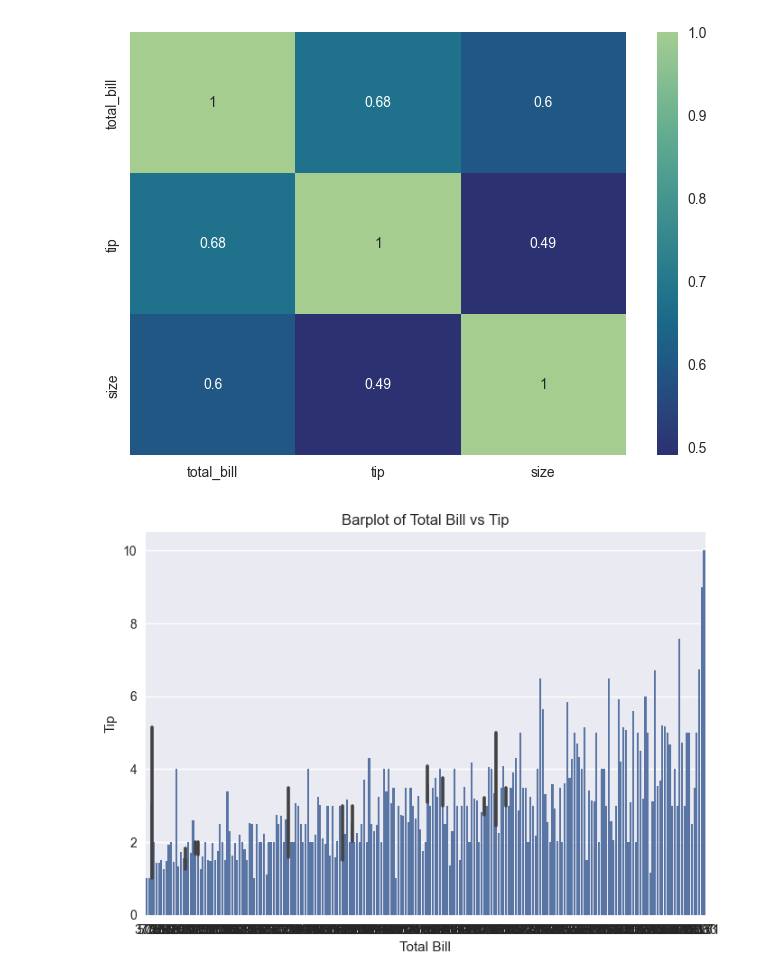
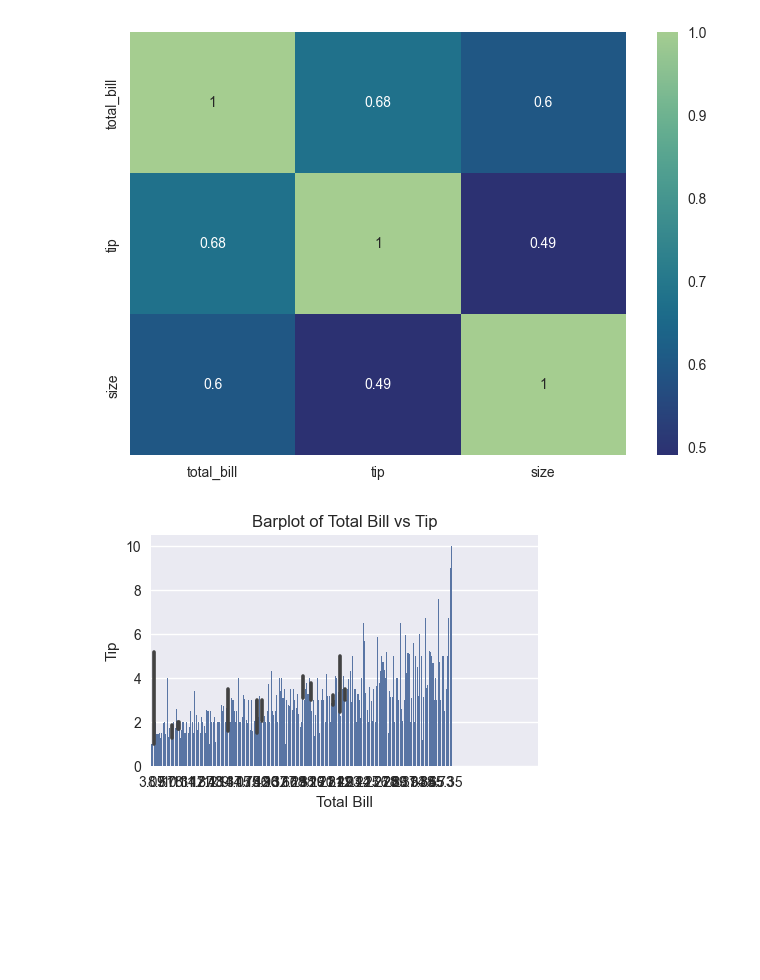
Before and after one commit to marynalysenko/goit_da_6, a Jupyter notebook: module_4_python/lesson_5_3_tips.ipynb, the cells around one changed output. Saved outputs shown, nothing was run; the diff lists cells and outputs as text; code cells hidden in the pictures; blank space fills up the shorter version.

```diff
--- a/module_4_python/lesson_5_3_tips.ipynb
+++ b/module_4_python/lesson_5_3_tips.ipynb
@@ -154,19 +154,21 @@ sns.heatmap(df.corr(), cmap="crest_r", annot=True)
 <Axes: >
 [figure]
 # %%
+plt.figure(figsize=(5, 3))  # figsize - розмір фігури
+
 sns.barplot(
     x="total_bill",
     y="tip",
     data=tips[0:300],
 )
 plt.title("Barplot of Total Bill vs Tip")
 plt.xlabel("Total Bill")
 plt.ylabel("Tip")
-#plt.xticks(rotation=90)
+# plt.xticks(rotation=90)
 #plt.xticks(np.arange(0, 300, 7))  # вивести кожен 7-ий підпис по осі x
 plt.show()
 # %% [output]
-[figure, old version]
+[figure, new version]
 # %%
 # Припустимо, у вас є серія дат
 date_series = pd.date_range(start="2024-01-01", end="2024-12-31", freq="D")
```
